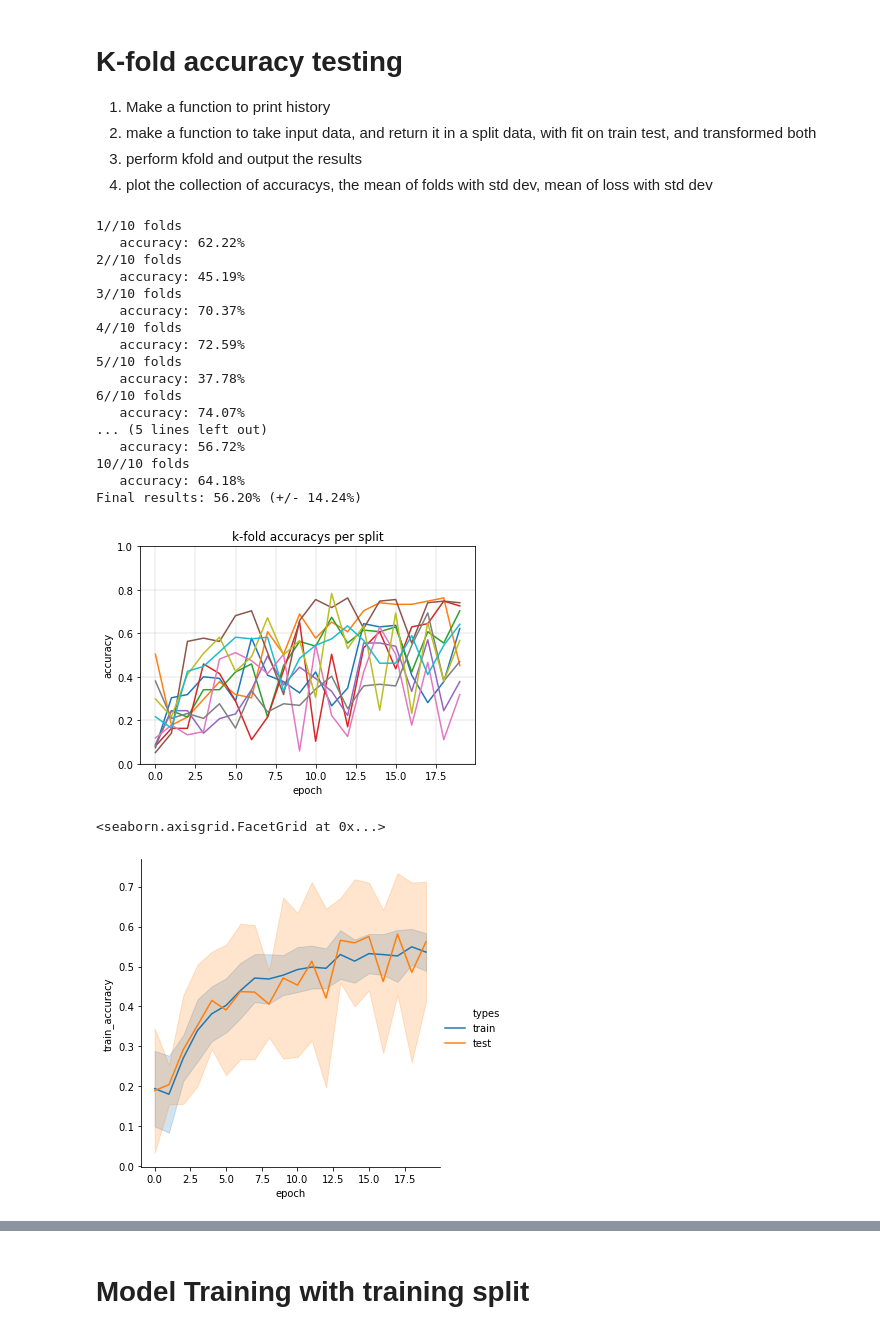
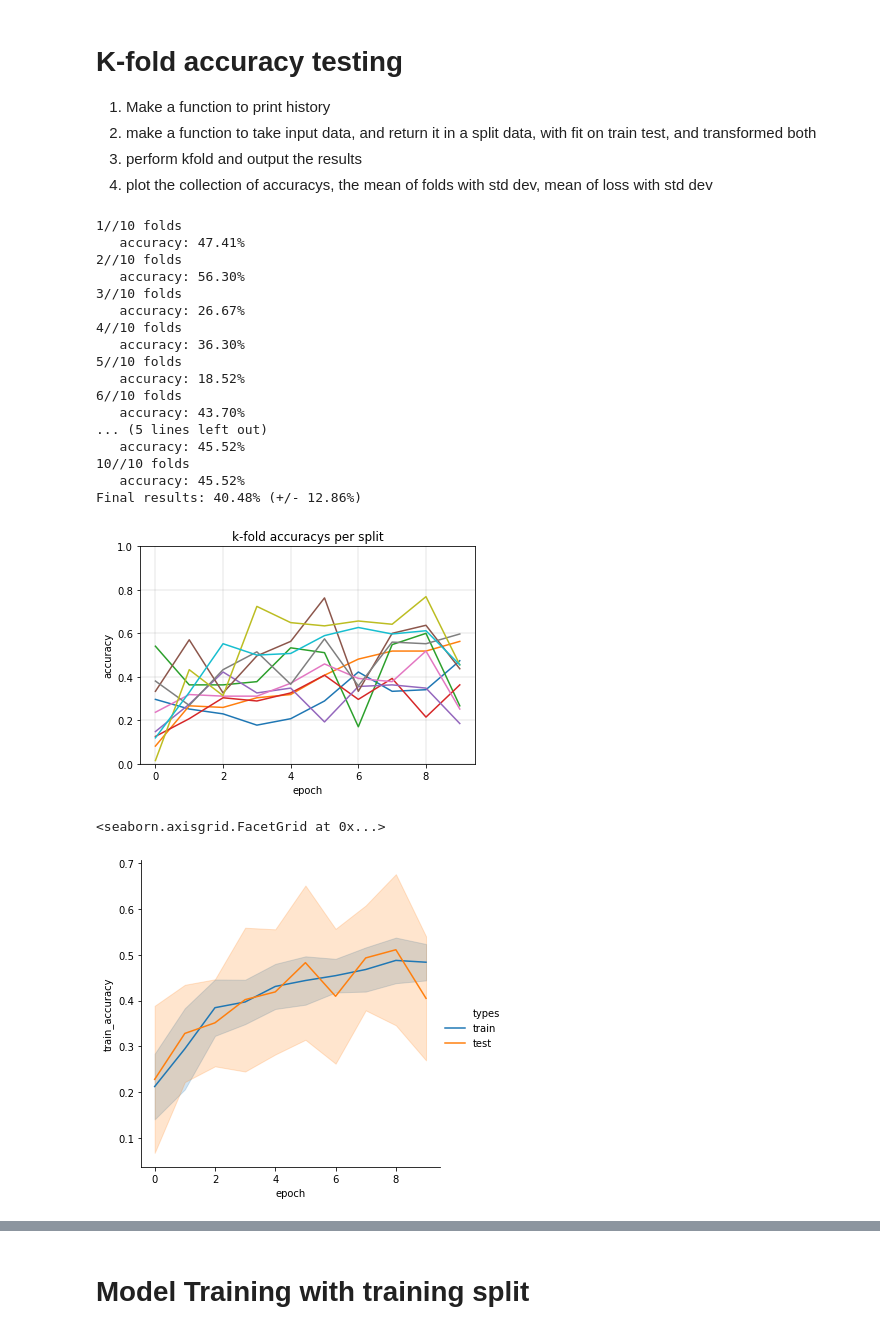
Before and after one commit to DarkGauss/LSTMforCovidData, a Jupyter notebook: Model2-gen1-cleaned.ipynb, the cells around one changed output, grey strips where cells are left out. Cells and saved outputs as stored; diff of their text form; code cells hidden in the pictures.

```diff
--- a/Model2-gen1-cleaned.ipynb
+++ b/Model2-gen1-cleaned.ipynb
@@ -393,7 +373,7 @@ def build_model(dropout = 0.1,optimizer = "adam",init_mode = "uniform",lstm1_n =
 K = 10
 #batch size for both kfold and training
 batch_size = 20
-epochs_kfold = 20
+epochs_kfold = 10
 # 1. Make a function to print the history of kfold
 
 #prints validation accuracy then validation learning for n historys
@@ -495,44 +475,48 @@ def label(x):
     else:
         return "test"
 
 print("Final results: %.2f%% (+/- %.2f%%)" % (np.mean(cvscores), np.std(cvscores)))
 print_historys(history_list)
 
 acc_data = {
     'train_accuracy':train_acc_list+test_acc_list,
     'epoch':[x%epochs_kfold for x in range(0,2*K*epochs_kfold)],
     'types':[label(x) for x in range(0,2*K*epochs_kfold)]
 }
 loss_data = {
     'train_loss':train_loss_list+test_loss_list,
     'epoch':[x%epochs_kfold for x in range(0,2*K*epochs_kfold)],
     'types':[label(x) for x in range(0,2*K*epochs_kfold)]
 }
 
 # Create DataFrame
 acc_data = pd.DataFrame(acc_data)
 loss_data = pd.DataFrame(loss_data)
 
-sns.relplot(x="epoch", y="train_accuracy", kind="line",hue="types", ci="sd", data=acc_data)
-sns.relplot(x="epoch", y="train_loss", kind="line",hue="types", ci="sd", data=loss_data)
+sns.relplot(x="epoch", y="train_accuracy",\
+            kind="line",hue="types", ci="sd", data=acc_data)
+#a.title("k-fold accuracy mean w/ std dev")
+#sns.title("k-fold loss mean w/ std dev")
+sns.relplot(x="epoch", y="train_loss",\
+            kind="line",hue="types", ci="sd", data=loss_data)
 # %% [output]
 1//10 folds
-   accuracy: 62.22%
+   accuracy: 47.41%
 2//10 folds
-   accuracy: 45.19%
+   accuracy: 56.30%
 3//10 folds
-   accuracy: 70.37%
+   accuracy: 26.67%
 4//10 folds
-   accuracy: 72.59%
+   accuracy: 36.30%
 5//10 folds
-   accuracy: 37.78%
+   accuracy: 18.52%
 6//10 folds
-   accuracy: 74.07%
+   accuracy: 43.70%
 ... (5 lines left out)
-   accuracy: 56.72%
+   accuracy: 45.52%
 10//10 folds
-   accuracy: 64.18%
-Final results: 56.20% (+/- 14.24%)
+   accuracy: 45.52%
+Final results: 40.48% (+/- 12.86%)
-[figure, old version]
+[figure, new version]
 <seaborn.axisgrid.FacetGrid at 0x...>
-[figure, old version]
+[figure, new version]
```
Also changed, not shown: parts of 26 cells of this notebook.
